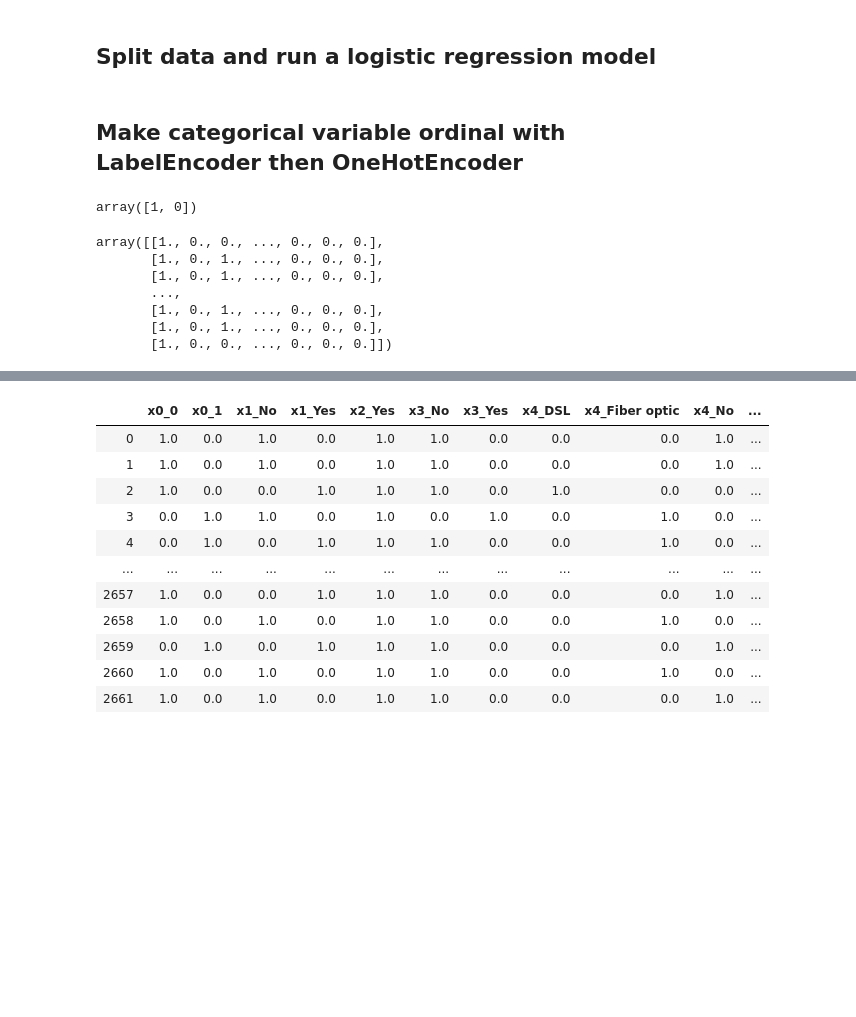
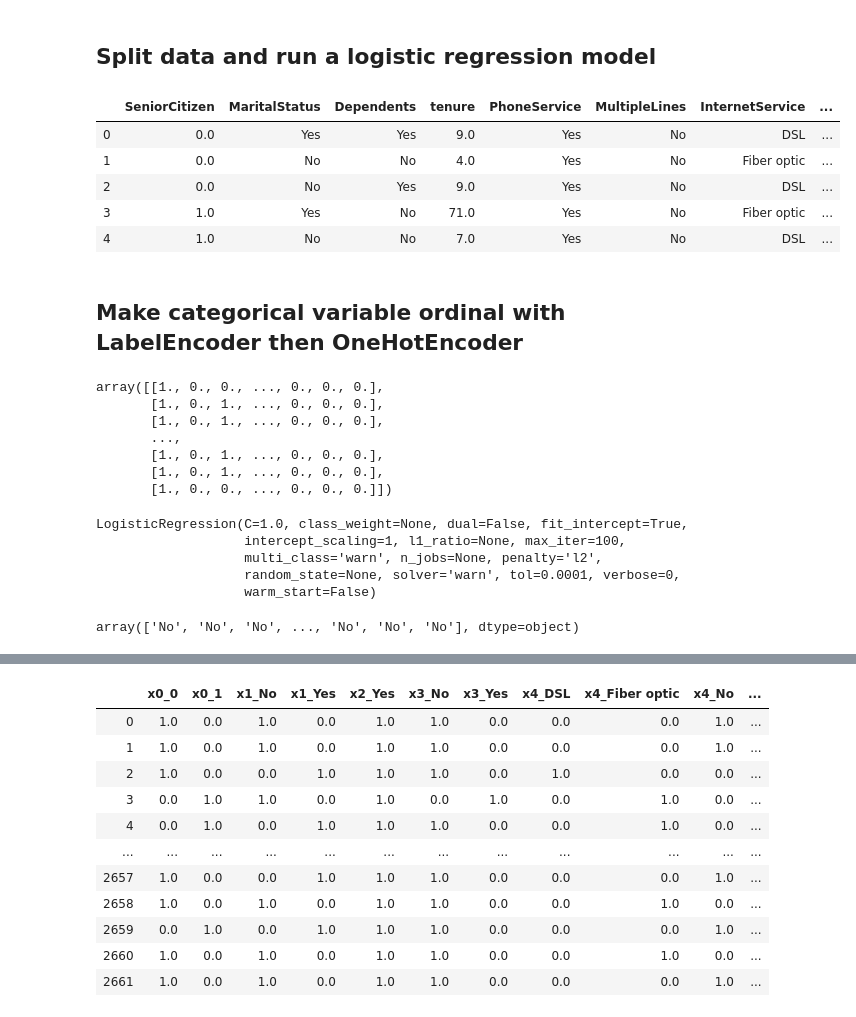
Before and after one commit to joseh4/dc-ds-010620, a Jupyter notebook: module-5/dc-ds-classification-case-study/half-day-lab.ipynb, the cells around one changed output, grey strips where cells are left out. Cells and saved outputs as stored; diff of their text form; code cells hidden in the pictures; blank space fills up the shorter version.

```diff
--- a/module-5/dc-ds-classification-case-study/half-day-lab.ipynb
+++ b/module-5/dc-ds-classification-case-study/half-day-lab.ipynb
@@ -178,5 +176,14 @@ KeyError: "['gender' 'customerID'] not found in axis"
 # %% [markdown]
 ## Split data and run a logistic regression model
+# %%
+df.head()
+# %% [output]
+|  | SeniorCitizen | MaritalStatus | Dependents | tenure | PhoneService | MultipleLines | InternetService | ... |
+| 0 | 0.0 | Yes | Yes | 9.0 | Yes | No | DSL | ... |
+| 1 | 0.0 | No | No | 4.0 | Yes | No | Fiber optic | ... |
+| 2 | 0.0 | No | Yes | 9.0 | Yes | No | DSL | ... |
+| 3 | 1.0 | Yes | No | 71.0 | Yes | No | Fiber optic | ... |
+| 4 | 1.0 | No | No | 7.0 | Yes | No | DSL | ... |
 # %%
 y = df['Churn']
 X = df.drop(columns = ['Churn'], axis = 1)
@@ -189,8 +194,3 @@ le = preprocessing.LabelEncoder()
-# %%
-X['MaritalStatus'] = LabelEncoder().fit_transform(X['MaritalStatus'])
-X['MaritalStatus'].unique()
-# %% [output]
-array([1, 0])
 # %%
 enc = OneHotEncoder(categories='auto')
 X = enc.fit_transform(X).toarray()
@@ -208,0 +211,12 @@ X_train, X_test, y_train, y_test = train_test_split(X,y , test_size = 0.2)
+# %%
+lr.fit(X_train,y_train)
+# %% [output]
+LogisticRegression(C=1.0, class_weight=None, dual=False, fit_intercept=True,
+                   intercept_scaling=1, l1_ratio=None, max_iter=100,
+                   multi_class='warn', n_jobs=None, penalty='l2',
+                   random_state=None, solver='warn', tol=0.0001, verbose=0,
+                   warm_start=False)
+# %%
+y_hat = lr.predict(X_train)
+# %% [output]
+array(['No', 'No', 'No', ..., 'No', 'No', 'No'], dtype=object)
```
Also changed, not shown: parts of 5 cells of this notebook.
